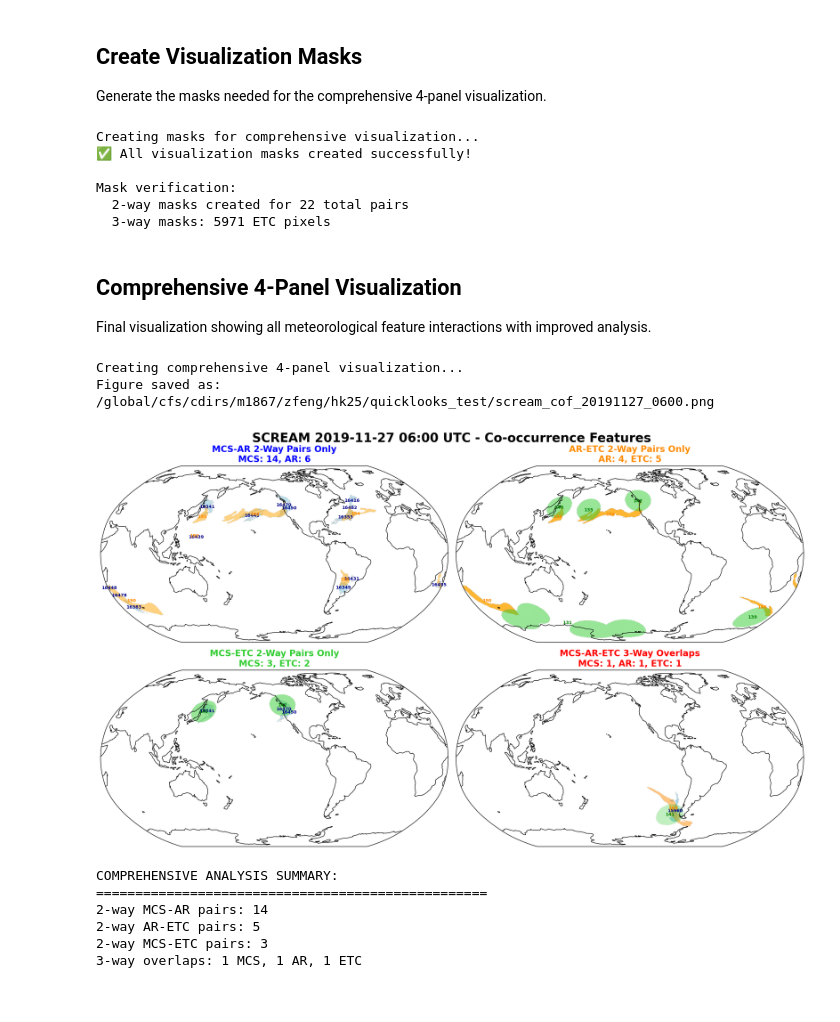
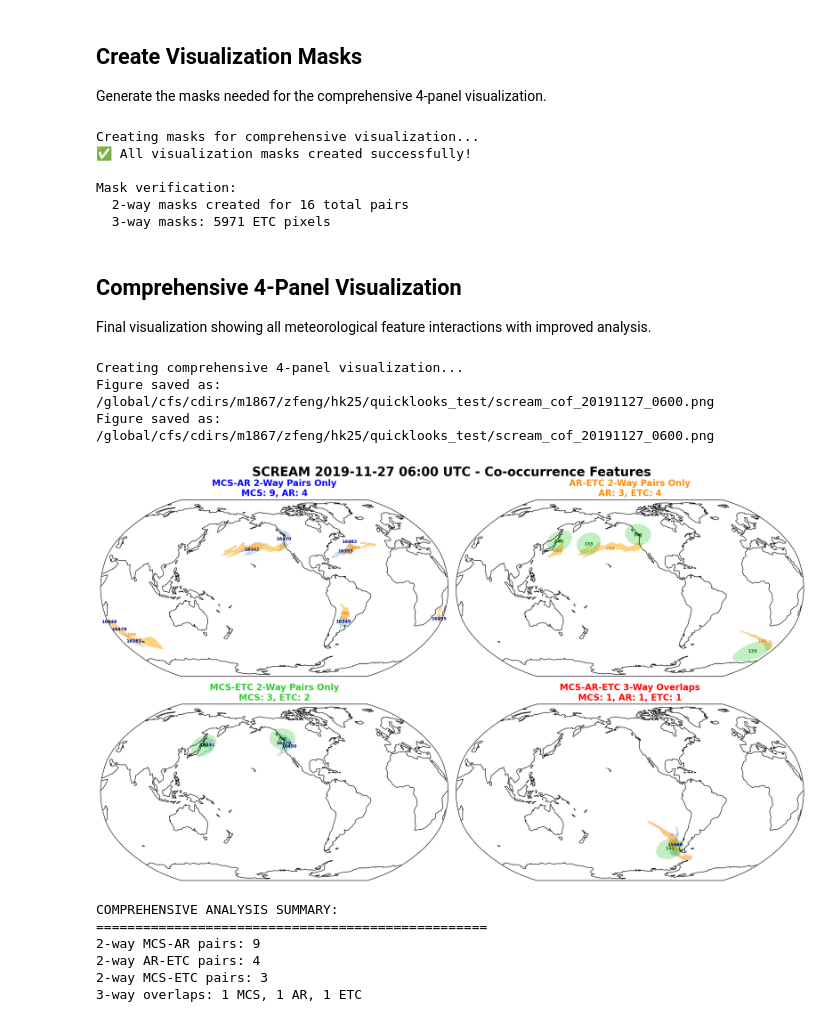
Before and after one commit to WACCEM/gsrm_cooccurrencefeature, a Jupyter notebook: test_id_cooccurrence_v2.ipynb, the cells around one changed output. Drawn from its saved outputs; the diff is of its cells as text; code cells hidden in the pictures.

```diff
--- a/test_id_cooccurrence_v2.ipynb
+++ b/test_id_cooccurrence_v2.ipynb
@@ -721,17 +721,17 @@ print(f"  Total triplets: {len(validated_triplets)}")
 print(f"\n2. 2-WAY PAIRS (excluding 3-way participants):")
 print("-" * 45)
 
-# Find all potential 2-way overlaps using optimized function
+# Find all potential 2-way overlaps
 mcs_ar_pairs_all = find_overlapping_tracks_and_pairs(_ds.mcs_mask, _ds.ar_mask, mcs_ar_sum,
-                                                    mcs_thresh, ar_thresh, overlap_threshold=0,
+                                                    mcs_thresh, ar_thresh, overlap_threshold=1,
                                                     feature1_name="MCS", feature2_name="AR")
 
 ar_etc_pairs_all = find_overlapping_tracks_and_pairs(_ds.ar_mask, _ds.etc_mask, ar_etc_sum,
-                                                    ar_thresh, etc_thresh_2way, overlap_threshold=0,
+                                                    ar_thresh, etc_thresh_2way, overlap_threshold=1,
                                                     feature1_name="AR", feature2_name="ETC")
 
 mcs_etc_pairs_all = find_overlapping_tracks_and_pairs(_ds.mcs_mask, _ds.etc_mask, mcs_etc_sum,
-                                                     mcs_thresh, etc_thresh_2way, overlap_threshold=0,
+                                                     mcs_thresh, etc_thresh_2way, overlap_threshold=1,
                                                      feature1_name="MCS", feature2_name="ETC")
 
 # Filter out tracks that ACTUALLY EXCEED 3-way thresholds (not just participate)
@@ -920,7 +966,7 @@ Creating masks for comprehensive visualization...
 ✅ All visualization masks created successfully!
 
 Mask verification:
-  2-way masks created for 22 total pairs
+  2-way masks created for 16 total pairs
   3-way masks: 5971 ETC pixels
 # %% [markdown]
 ## Comprehensive 4-Panel Visualization
@@ -1007,11 +1053,11 @@ plt.sca(ax2)
 if len(ar_tracks_paired_with_etc_2way_only) > 0:
     im_ar_etc = egh.healpix_show(
         ar_etc_overlap_mask_pairs.where(ar_etc_overlap_mask_pairs > 0),
-        cmap=mpl.colors.ListedColormap('orange'), dpi=144, alpha=0.8, ax=ax2)
+        cmap=mpl.colors.ListedColormap('orange'), dpi=144, alpha=0.5, ax=ax2)
 if len(etc_tracks_paired_with_ar_2way_only) > 0:
     im_etc_ar = egh.healpix_show(
         etc_ar_overlap_mask_pairs.where(etc_ar_overlap_mask_pairs > 0),
-        cmap=mpl.colors.ListedColormap('limegreen'), dpi=144, alpha=0.5, ax=ax2)
+        cmap=mpl.colors.ListedColormap('limegreen'), dpi=144, alpha=0.3, ax=ax2)
 
 # Annotations for AR-ETC
 for track_id in ar_tracks_paired_with_etc:
@@ -1050,7 +1096,7 @@ if len(mcs_tracks_paired_with_etc_2way_only) > 0:
 if len(etc_tracks_paired_with_mcs_2way_only) > 0:
     im_etc_mcs = egh.healpix_show(
         etc_mcs_overlap_mask_pairs.where(etc_mcs_overlap_mask_pairs > 0),
-        cmap=mpl.colors.ListedColormap('limegreen'), dpi=144, alpha=0.5, ax=ax3)
+        cmap=mpl.colors.ListedColormap('limegreen'), dpi=144, alpha=0.3, ax=ax3)
 
 # Annotations for MCS-ETC
 for track_id in mcs_tracks_paired_with_etc:
@@ -1125,37 +1171,38 @@ for track_id in etc_tracks_with_mcs_ar_overlap:
         valid_mask = ~np.isnan(lon_values) & ~np.isnan(lat_values)
         if np.any(valid_mask):
             avg_lon = circular_lon_mean(lon_values[valid_mask])
             avg_lat = np.mean(lat_values[valid_mask])
             ax4.text(avg_lon, avg_lat, str(int(track_id)), transform=ccrs.PlateCarree(),
                     fontsize=fontsize_tracks, fontweight='bold', color='green', ha='center', va='center')
 
 ax4.set_title(f"MCS-AR-ETC 3-Way Overlaps\nMCS: {len(mcs_tracks_with_ar_etc_overlap)}, AR: {len(ar_tracks_with_mcs_etc_overlap)}, ETC: {len(etc_tracks_with_mcs_ar_overlap)}",
               fontsize=title_fontsize, fontweight='bold', color='red')
 
 plt.tight_layout()
 
 # Save the figure with the specified filename
 save_filename = f"{figdir}{source_name}_cof_{datetime_string}.png"
 plt.savefig(save_filename, dpi=300, bbox_inches='tight')
 print(f"Figure saved as: {save_filename}")
 
 plt.show()
 
 print(f"\n{'COMPREHENSIVE ANALYSIS SUMMARY:':<40}")
 print("="*50)
 print(f"2-way MCS-AR pairs: {len(mcs_ar_pairs_2way_only)}")
 print(f"2-way AR-ETC pairs: {len(ar_etc_pairs_2way_only)}")
 print(f"2-way MCS-ETC pairs: {len(mcs_etc_pairs_2way_only)}")
 print(f"3-way overlaps: {len(mcs_tracks_with_ar_etc_overlap)} MCS, {len(ar_tracks_with_mcs_etc_overlap)} AR, {len(etc_tracks_with_mcs_ar_overlap)} ETC")
 
 # print(f"\n✅ Meteorologically-informed feature interaction analysis complete! 🎉")
 # %% [output]
 Creating comprehensive 4-panel visualization...
 Figure saved as: /global/cfs/cdirs/m1867/zfeng/hk25/quicklooks_test/scream_cof_20191127_0600.png
+Figure saved as: /global/cfs/cdirs/m1867/zfeng/hk25/quicklooks_test/scream_cof_20191127_0600.png
-[figure, old version]
+[figure, new version]
 COMPREHENSIVE ANALYSIS SUMMARY:
 ==================================================
-2-way MCS-AR pairs: 14
-2-way AR-ETC pairs: 5
+2-way MCS-AR pairs: 9
+2-way AR-ETC pairs: 4
 2-way MCS-ETC pairs: 3
 3-way overlaps: 1 MCS, 1 AR, 1 ETC
```
Also changed, not shown: parts of 6 cells of this notebook.
